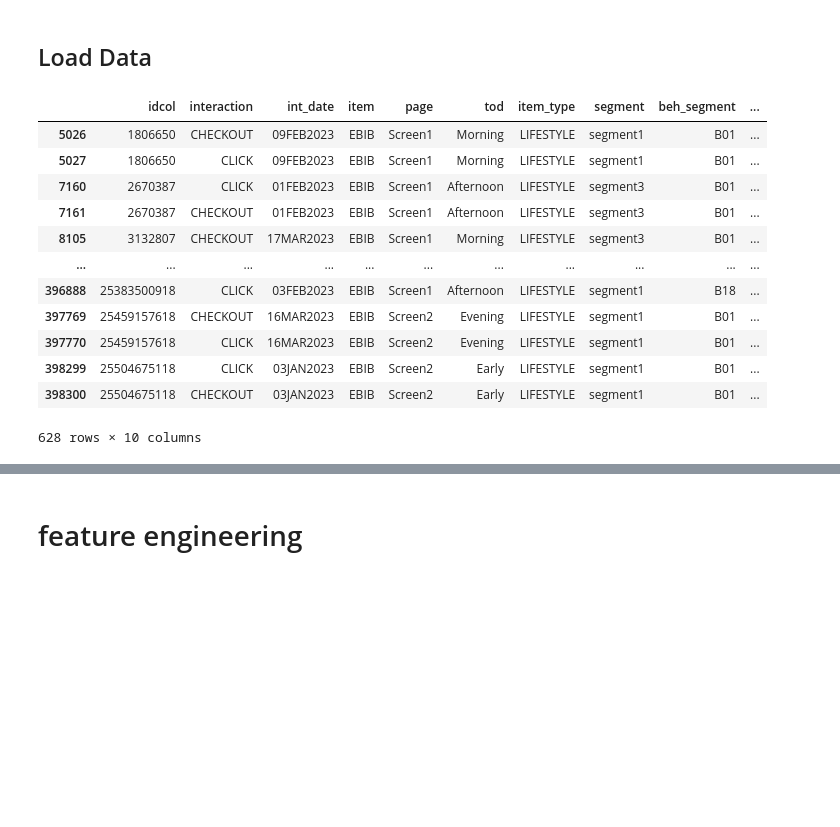
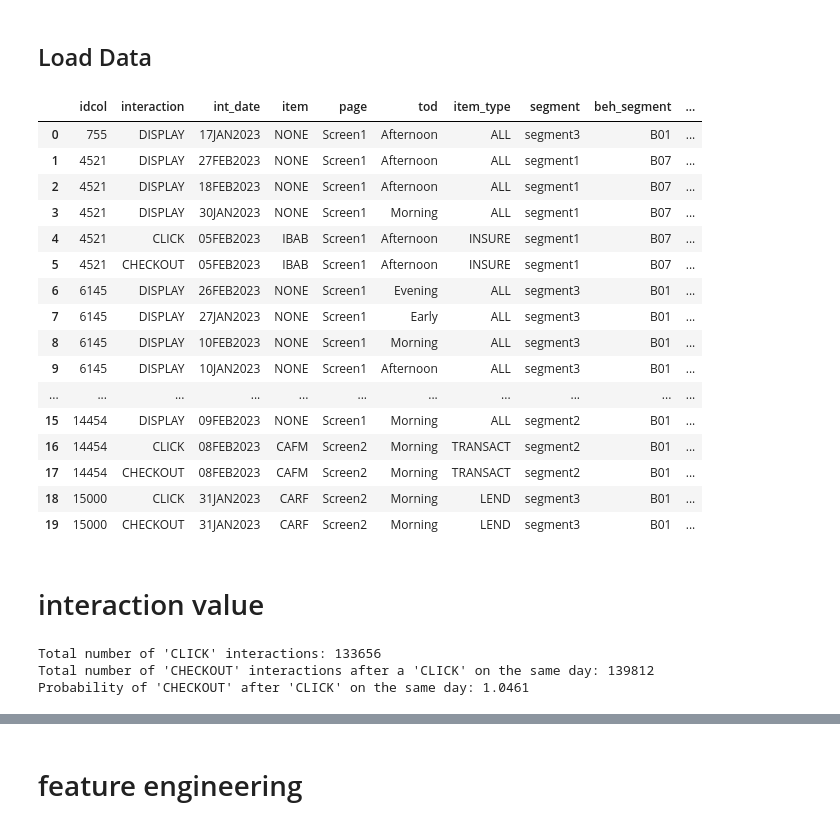
Before and after one commit to lizesteyn/FNBdataquest, a Jupyter notebook: LightFM_eda.ipynb, the cells around one changed output, grey strips where cells are left out. Drawn from its saved outputs; the diff is of its cells as text; code cells hidden in the pictures; blank space fills up the shorter version.

```diff
--- a/LightFM_eda.ipynb
+++ b/LightFM_eda.ipynb
@@ -16,21 +16,56 @@ from scipy.sparse import csr_matrix, vstack
 # %%
 data = pd.read_csv("./fnb_datav2.csv")
 
 # Remove
 data = data.drop(columns = ["item_descrip"])
-data.head(10)
-display(data[data['item']== 'EBIB'])
+display(data.head(20))
+#display(data[data['item']== 'EBIB'])
 # %% [output]
 |  | idcol | interaction | int_date | item | page | tod | item_type | segment | beh_segment | ... |
-| 5026 | 1806650 | CHECKOUT | 09FEB2023 | EBIB | Screen1 | Morning | LIFESTYLE | segment1 | B01 | ... |
-| 5027 | 1806650 | CLICK | 09FEB2023 | EBIB | Screen1 | Morning | LIFESTYLE | segment1 | B01 | ... |
-| 7160 | 2670387 | CLICK | 01FEB2023 | EBIB | Screen1 | Afternoon | LIFESTYLE | segment3 | B01 | ... |
-| 7161 | 2670387 | CHECKOUT | 01FEB2023 | EBIB | Screen1 | Afternoon | LIFESTYLE | segment3 | B01 | ... |
-| 8105 | 3132807 | CHECKOUT | 17MAR2023 | EBIB | Screen1 | Morning | LIFESTYLE | segment3 | B01 | ... |
+| 0 | 755 | DISPLAY | 17JAN2023 | NONE | Screen1 | Afternoon | ALL | segment3 | B01 | ... |
+| 1 | 4521 | DISPLAY | 27FEB2023 | NONE | Screen1 | Afternoon | ALL | segment1 | B07 | ... |
+| 2 | 4521 | DISPLAY | 18FEB2023 | NONE | Screen1 | Afternoon | ALL | segment1 | B07 | ... |
+| 3 | 4521 | DISPLAY | 30JAN2023 | NONE | Screen1 | Morning | ALL | segment1 | B07 | ... |
+| 4 | 4521 | CLICK | 05FEB2023 | IBAB | Screen1 | Afternoon | INSURE | segment1 | B07 | ... |
+| 5 | 4521 | CHECKOUT | 05FEB2023 | IBAB | Screen1 | Afternoon | INSURE | segment1 | B07 | ... |
+| 6 | 6145 | DISPLAY | 26FEB2023 | NONE | Screen1 | Evening | ALL | segment3 | B01 | ... |
+| 7 | 6145 | DISPLAY | 27JAN2023 | NONE | Screen1 | Early | ALL | segment3 | B01 | ... |
+| 8 | 6145 | DISPLAY | 10FEB2023 | NONE | Screen1 | Morning | ALL | segment3 | B01 | ... |
+| 9 | 6145 | DISPLAY | 10JAN2023 | NONE | Screen1 | Afternoon | ALL | segment3 | B01 | ... |
 | ... | ... | ... | ... | ... | ... | ... | ... | ... | ... | ... |
-| 396888 | 25383500918 | CLICK | 03FEB2023 | EBIB | Screen1 | Afternoon | LIFESTYLE | segment1 | B18 | ... |
-| 397769 | 25459157618 | CHECKOUT | 16MAR2023 | EBIB | Screen2 | Evening | LIFESTYLE | segment1 | B01 | ... |
-| 397770 | 25459157618 | CLICK | 16MAR2023 | EBIB | Screen2 | Evening | LIFESTYLE | segment1 | B01 | ... |
-| 398299 | 25504675118 | CLICK | 03JAN2023 | EBIB | Screen2 | Early | LIFESTYLE | segment1 | B01 | ... |
-| 398300 | 25504675118 | CHECKOUT | 03JAN2023 | EBIB | Screen2 | Early | LIFESTYLE | segment1 | B01 | ... |
+| 15 | 14454 | DISPLAY | 09FEB2023 | NONE | Screen1 | Morning | ALL | segment2 | B01 | ... |
+| 16 | 14454 | CLICK | 08FEB2023 | CAFM | Screen2 | Morning | TRANSACT | segment2 | B01 | ... |
+| 17 | 14454 | CHECKOUT | 08FEB2023 | CAFM | Screen2 | Morning | TRANSACT | segment2 | B01 | ... |
+| 18 | 15000 | CLICK | 31JAN2023 | CARF | Screen2 | Morning | LEND | segment3 | B01 | ... |
+| 19 | 15000 | CHECKOUT | 31JAN2023 | CARF | Screen2 | Morning | LEND | segment3 | B01 | ... |
-628 rows × 10 columns
+# %% [markdown]
+# interaction value
+# %%
+import pandas as pd
+
+# Load the data
+data = pd.read_csv("./fnb_datav2.csv")
+
+# Filter the data to include only 'CLICK' and 'CHECKOUT' interactions
+click_data = data[data['interaction'] == 'CLICK']
+checkout_data = data[data['interaction'] == 'CHECKOUT']
+
+# Merge the data on 'idcol' and 'int_date' to identify cases where a 'CHECKOUT' follows a 'CLICK' on the same day
+merged_data = pd.merge(click_data, checkout_data, on=['idcol', 'int_date', 'item'], suffixes=('_click', '_checkout'))
+
+# Calculate the total number of 'CLICK' interactions
+total_clicks = click_data.shape[0]
+
+# Calculate the total number of 'CHECKOUT' interactions that follow a 'CLICK' on the same day
+checkout_after_click = merged_data.shape[0]
+
+# Calculate the probability
+probability = checkout_after_click / total_clicks
+
+print(f"Total number of 'CLICK' interactions: {total_clicks}")
+print(f"Total number of 'CHECKOUT' interactions after a 'CLICK' on the same day: {checkout_after_click}")
+print(f"Probability of 'CHECKOUT' after 'CLICK' on the same day: {probability:.4f}")
+# %% [output]
+Total number of 'CLICK' interactions: 133656
+Total number of 'CHECKOUT' interactions after a 'CLICK' on the same day: 139812
+Probability of 'CHECKOUT' after 'CLICK' on the same day: 1.0461
```
Also changed, not shown: parts of 20 cells of this notebook.
